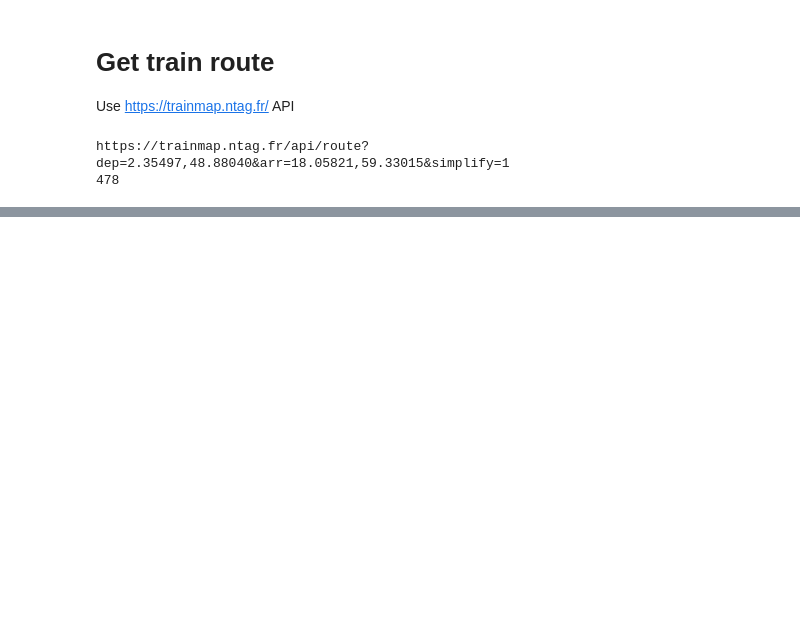
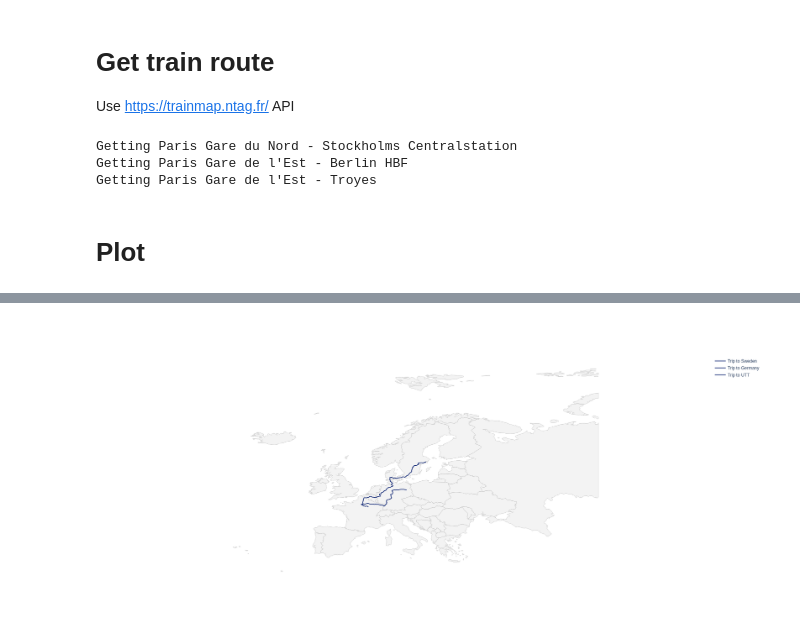
Before and after one commit to romain894/train-route-map, a Jupyter notebook: Example_notebook.ipynb, the cells around one changed output, grey strips where cells are left out. Cells and saved outputs as stored; diff of their text form; code cells hidden in the pictures; blank space fills up the shorter version.

```diff
--- a/Example_notebook.ipynb
+++ b/Example_notebook.ipynb
@@ -11,3 +14,8 @@ import requests
+# %%
+primary_color = "#263A80"
+secondary_color = "#FFD200"
+landcolor = 'rgb(243, 243, 243)'
+countrycolor = 'rgb(204, 204, 204)'
 # %% [markdown]
 # Import data
 # %%
@@ -31,6 +39,7 @@ geolocator = Nominatim(user_agent='zqsvzavaze')
 api_base_url = "https://trainmap.ntag.fr/api/route?"
 
 def get_train_route(departure_city, arrival_city):
+    print(f"Getting {departure_city} - {arrival_city}")
     # get the coordinates of the cities
     departure_location = geolocator.geocode(departure_city)
     departure_lon = float(departure_location.raw['lon'])
@@ -41,12 +50,56 @@ def get_train_route(departure_city, arrival_city):
 
     # get the route of the trip
     api_url = api_base_url+f"dep={departure_lon:.5f},{departure_lat:.5f}&arr={arrival_lon:.5f},{arrival_lat:.5f}&simplify=1"
-    print(api_url)
     response = requests.get(api_url)
     coordinates = response.json()['geometry']['coordinates'][0]
-    print(len(coordinates))
+    return coordinates
 
-get_train_route("Paris Gare du Nord", "Stockholms Centralstation")
+df['route'] = None
+for index, row in df.iterrows():
+    df.at[index, 'route'] = get_train_route(row['departure_station'], row['arrival_station'])
 # %% [output]
-https://trainmap.ntag.fr/api/route?dep=2.35497,48.88040&arr=18.05821,59.33015&simplify=1
-478
+Getting Paris Gare du Nord - Stockholms Centralstation
+Getting Paris Gare de l'Est - Berlin HBF
+Getting Paris Gare de l'Est - Troyes
+# %% [markdown]
+# Plot
+# %%
+fig = go.Figure()
+
+for index, row in df.iterrows():
+    # unzip the list of coordinates
+    lons = list(zip(*row['route']))[0]
+    lats = list(zip(*row['route']))[1]
+    fig.add_trace(
+        go.Scattergeo(
+            name = row['trip_name'],
+            lon = lons,
+            lat = lats,
+            mode = 'lines',
+            line = dict(width = 2,color = primary_color),
+            opacity = 1,
+        )
+    )
+
+fig.update_layout(
+    # title_text = "My trip",
+    showlegend = True,
+    height=800,
+    width = 1200,
+)
+
+fig.update_geos(
+    visible=False,
+    resolution=50,
+    showcountries=True,
+    showland=True,
+    scope = 'europe',
+    projection_type = "equirectangular",
+    landcolor = landcolor,
+    countrycolor = countrycolor,
+)
+
+fig.show()
+
+fig.write_image("example_map.svg")
+# %% [output]
@@ -52,0 +107 @@ https://trainmap.ntag.fr/api/route?dep=2.35497,48.88040&arr=18.05821,59.33015&si
+[figure, added]
```
Also changed, not shown: parts of 4 cells of this notebook, 2 other files.
